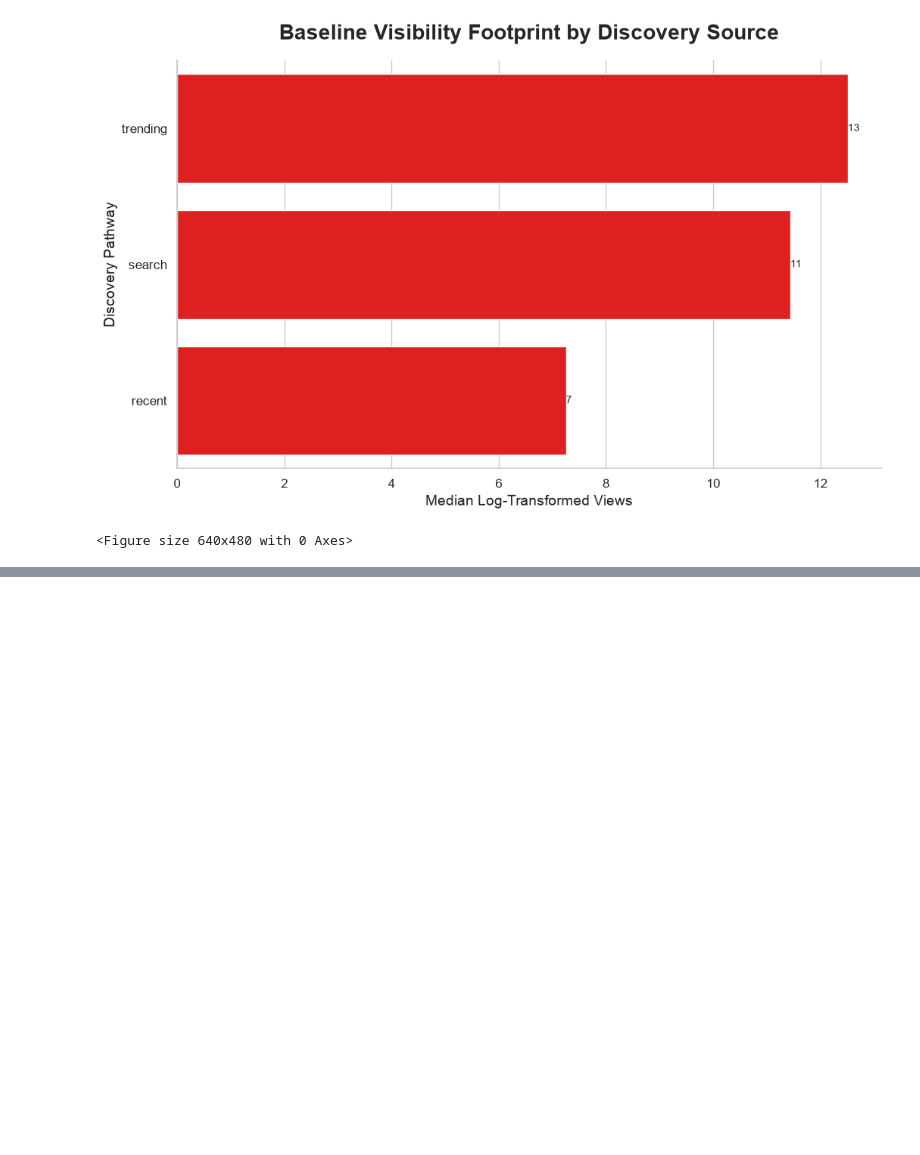
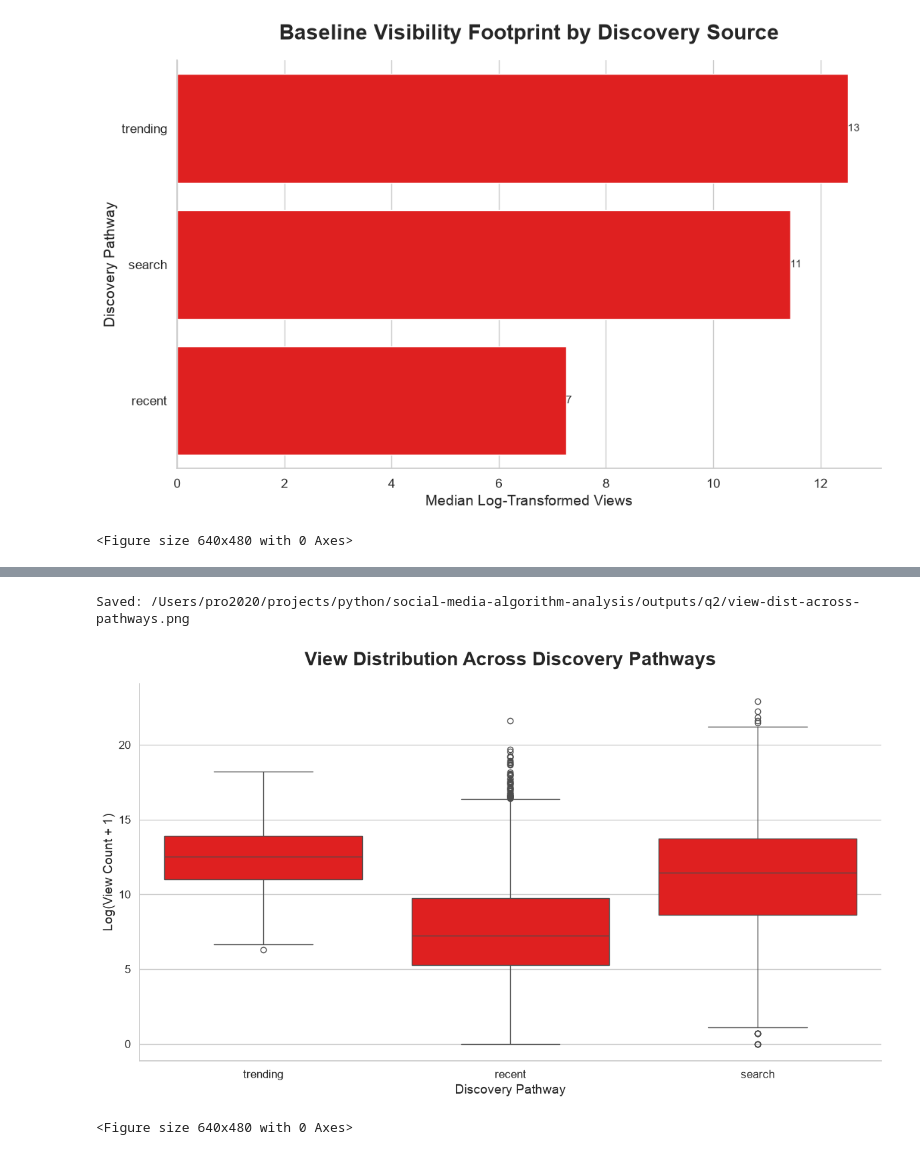
Before and after one commit to patinnojoe/algorithm-economy, a Jupyter notebook: notebook/q2-discovery-pathway-difference.ipynb, the cells around one changed output, grey strips where cells are left out. Drawn from its saved outputs; the diff is of its cells as text; code cells hidden in the pictures; blank space fills up the shorter version.

```diff
--- a/notebook/q2-discovery-pathway-difference.ipynb
+++ b/notebook/q2-discovery-pathway-difference.ipynb
@@ -176 +203,29 @@ trending                      0.00    0.38       0.38          10.31
+# %%
+fig, ax = create_figure()
+
+sns.boxplot(
+    data=df,
+    x="discovery_source",
+    y="log_views",
+    ax=ax,
+    color=YOUTUBE_RED
+)
+
+style_plot(
+    ax=ax,
+    xlabel="Discovery Pathway",
+    ylabel="Log(View Count + 1)",
+    title="View Distribution Across Discovery Pathways"
+)
+
+
+
+save_figure(fig=fig, filename='q2/view-dist-across-pathways.png')
+plt.tight_layout()
+plt.show()
+plt.clf()
+# %% [output]
+Saved: /Users/pro2020/projects/python/social-media-algorithm-analysis/outputs/q2/view-dist-across-pathways.png
+[figure, added]
+<Figure size 640x480 with 0 Axes>
 # %%
```
Also changed, not shown: parts of 7 cells of this notebook, 5 other files.
